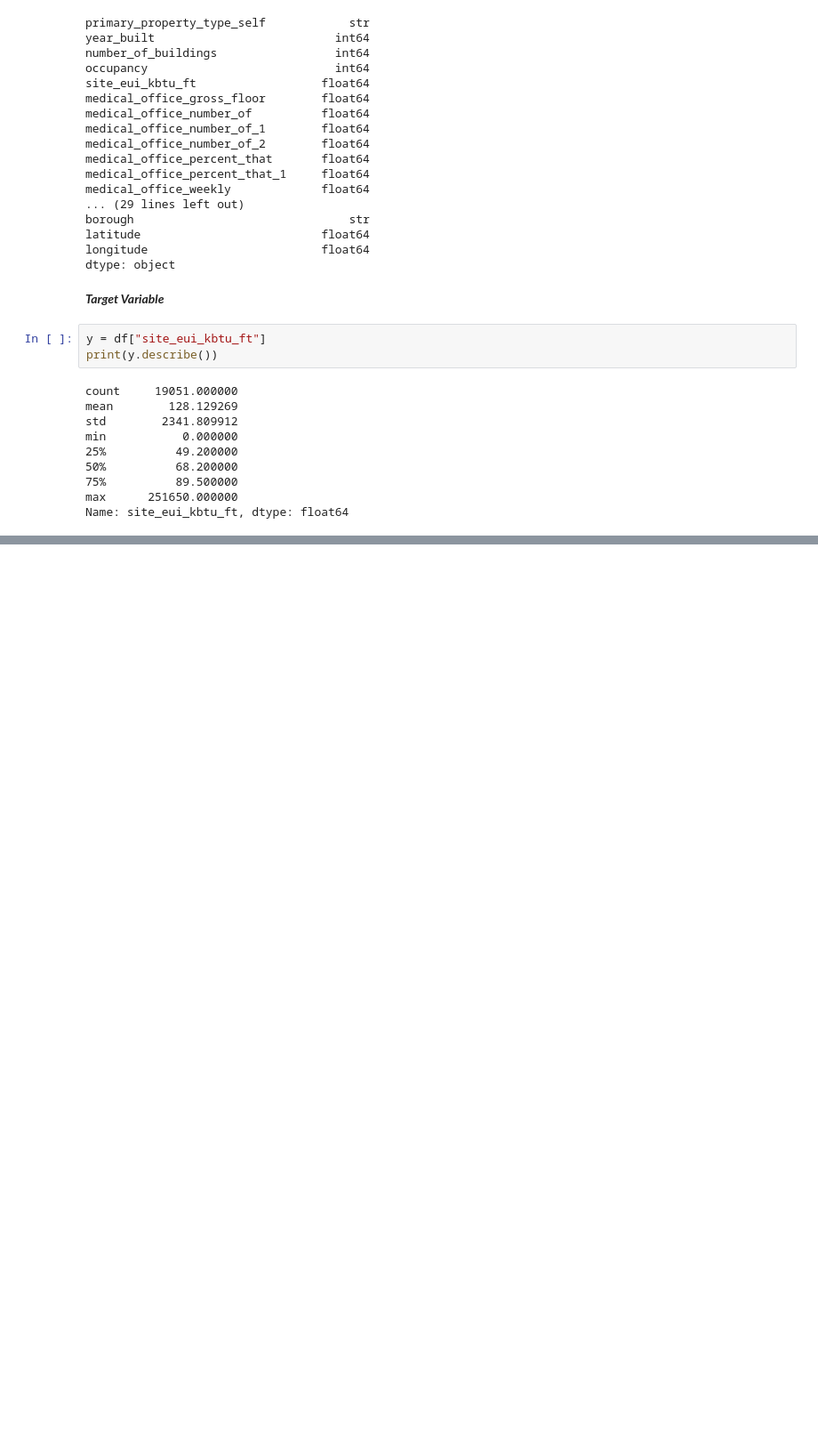
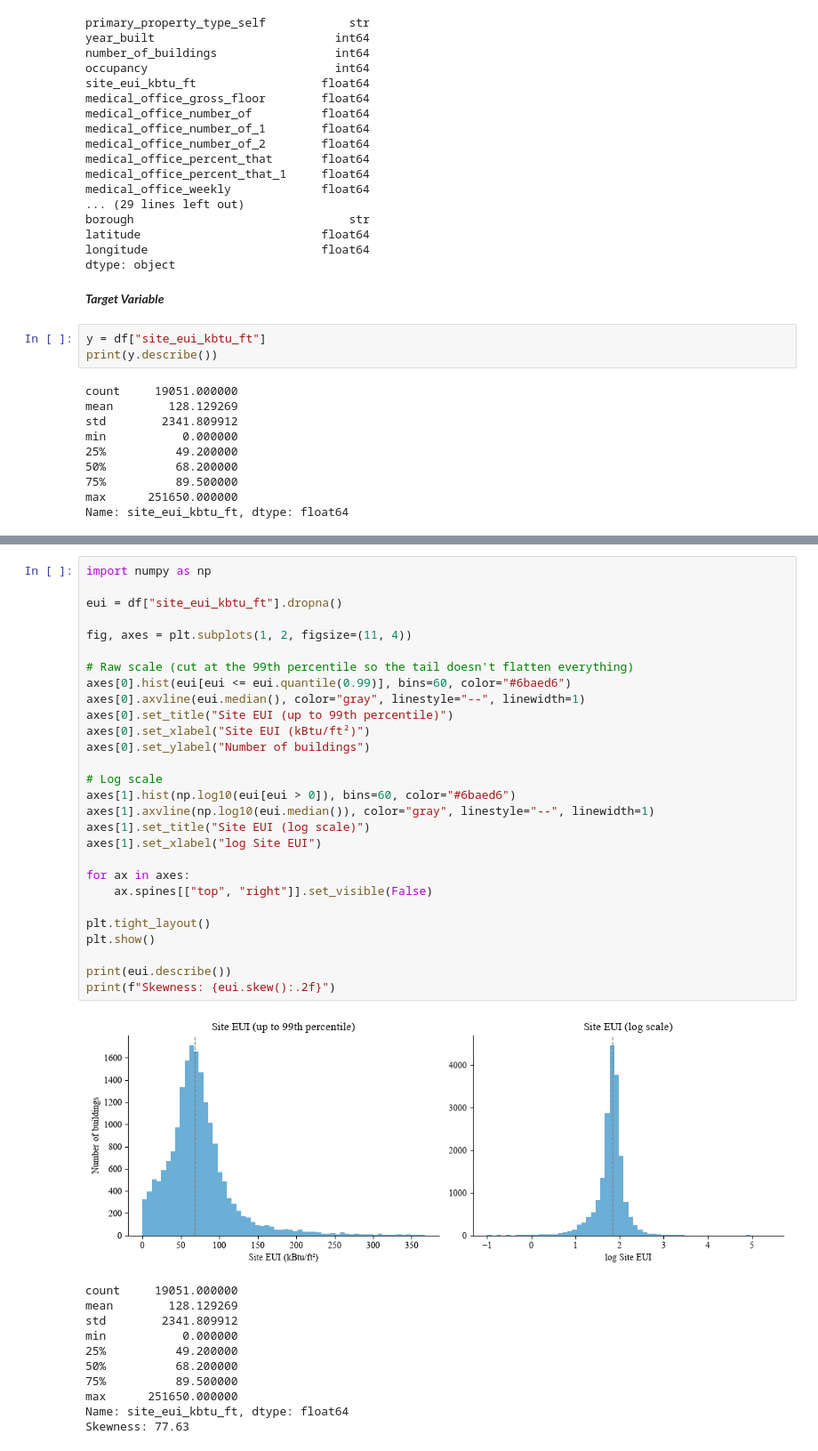
Before and after one commit to gchudley/Any-Idea, a Jupyter notebook: src/EDA_data_visualization.ipynb, the cells around one changed output, grey strips where cells are left out. Shown at 89% size. Cells and saved outputs as stored; diff of their text form; blank space fills up the shorter version.

```diff
--- a/src/EDA_data_visualization.ipynb
+++ b/src/EDA_data_visualization.ipynb
@@ -63,0 +85,40 @@ plt.show()
+# %%
+import numpy as np
+
+eui = df["site_eui_kbtu_ft"].dropna()
+
+fig, axes = plt.subplots(1, 2, figsize=(11, 4))
+
+# Raw scale (cut at the 99th percentile so the tail doesn't flatten everything)
+axes[0].hist(eui[eui <= eui.quantile(0.99)], bins=60, color="#6baed6")
+axes[0].axvline(eui.median(), color="gray", linestyle="--", linewidth=1)
+axes[0].set_title("Site EUI (up to 99th percentile)")
+axes[0].set_xlabel("Site EUI (kBtu/ft²)")
+axes[0].set_ylabel("Number of buildings")
+
+# Log scale
+axes[1].hist(np.log10(eui[eui > 0]), bins=60, color="#6baed6")
+axes[1].axvline(np.log10(eui.median()), color="gray", linestyle="--", linewidth=1)
+axes[1].set_title("Site EUI (log scale)")
+axes[1].set_xlabel("log Site EUI")
+
+for ax in axes:
+    ax.spines[["top", "right"]].set_visible(False)
+
+plt.tight_layout()
+plt.show()
+
+print(eui.describe())
+print(f"Skewness: {eui.skew():.2f}")
+# %% [output]
+[figure, added]
+count     19051.000000
+mean        128.129269
+std        2341.809912
+min           0.000000
+25%          49.200000
+50%          68.200000
+75%          89.500000
+max      251650.000000
+Name: site_eui_kbtu_ft, dtype: float64
+Skewness: 77.63
```
Also changed, not shown: parts of 2 cells of this notebook.
